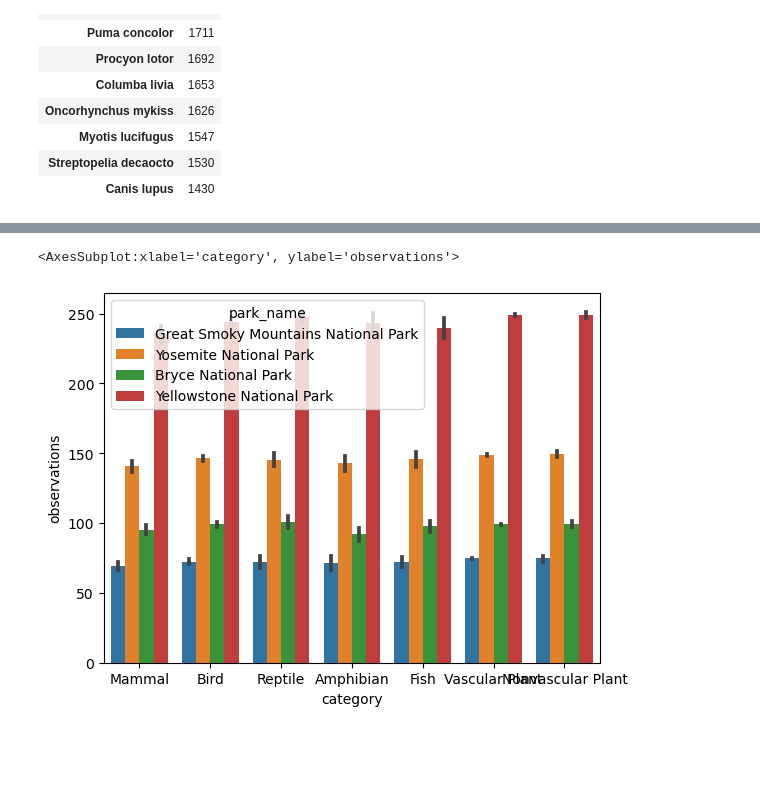
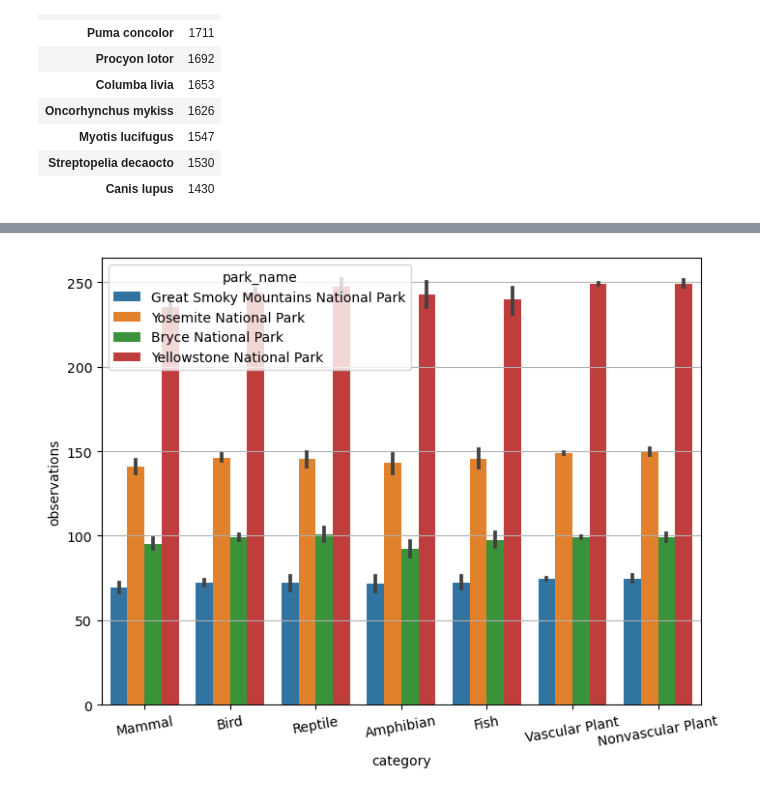
Before and after one commit to egecalay/Biodiversity-in-National-Parks, a Jupyter notebook: biodiversity.ipynb, the cells around one changed output, grey strips where cells are left out. Cells and saved outputs as stored; diff of their text form; code cells hidden in the pictures; blank space fills up the shorter version.

```diff
--- a/biodiversity.ipynb
+++ b/biodiversity.ipynb
@@ -148,7 +148,7 @@ duplicates_scientific_name = species[(species.dup_scientific_name == True) ]
 ### Cleaning/Wranglig Data Types
 # %%
 # category, and conservation_status columns are categorical data so let's dig into them and see if there are any categorical names that has a typo
-#  and if we can quickly clean that up. First let's count unique/distinct values
+# and if we can quickly clean that up. First let's count unique/distinct values
 print(species.conservation_status.nunique()) # There are 4 distinct statuses
 print(species.conservation_status.unique())
 
@@ -158,9 +158,9 @@ print(species.category.unique())
 #need to associate a ranking to differnet levels of conservation status
 # per https://www.iucnredlist.org/ and ranking is as follows:
 # Not Evaluated, Data Deficient, Least Concern, Near Threatened, Vulnerable, Endangered, Critically Endangered, Extinct in the Wild and Extinct.
-# Dataset shall have the following order: In Recovery< Species of Concern <Threatened < Endangered
+# Dataset shall have the following order: Species of Concern <Threatened < Endangered < In Recovery
 #CategoricalDtype() # Another way to convert type to categorical, but prefer using pandas method Categorical in this project to prevent unnecessary library import
-species['conservation_status'] = pd.Categorical(values= species.conservation_status, categories=['In Recovery', 'Species of Concern', 'Threatened', 'Endangered'], ordered = True)
+species['conservation_status'] = pd.Categorical(values= species.conservation_status, categories=['Species of Concern', 'Threatened', 'Endangered','In Recovery'], ordered = True)
 species['category'] =pd.Categorical(values= species.category,categories=['Mammal', 'Bird', 'Reptile', 'Amphibian', 'Fish' ,'Vascular Plant','Nonvascular Plant'])
 
 print('\n'); print(species.dtypes)
@@ -370,10 +368,12 @@ Park
 # %%
 #Number of species per category and national park
-
+fig, ax = plt.subplots(figsize=(8, 6))
 sns.barplot(x='category', y='observations',hue='park_name',data=df)
+ax.tick_params(axis='x', labelrotation =10)
+ax.grid(axis='y')
 #to do convert this chart to stacked bar plot
+plt.show()
 # %% [output]
-<AxesSubplot:xlabel='category', ylabel='observations'>
-[figure, old version]
+[figure, new version]
 # %%
 #Number of endangered species for each national park
```
Also changed, not shown: parts of 11 cells of this notebook.
